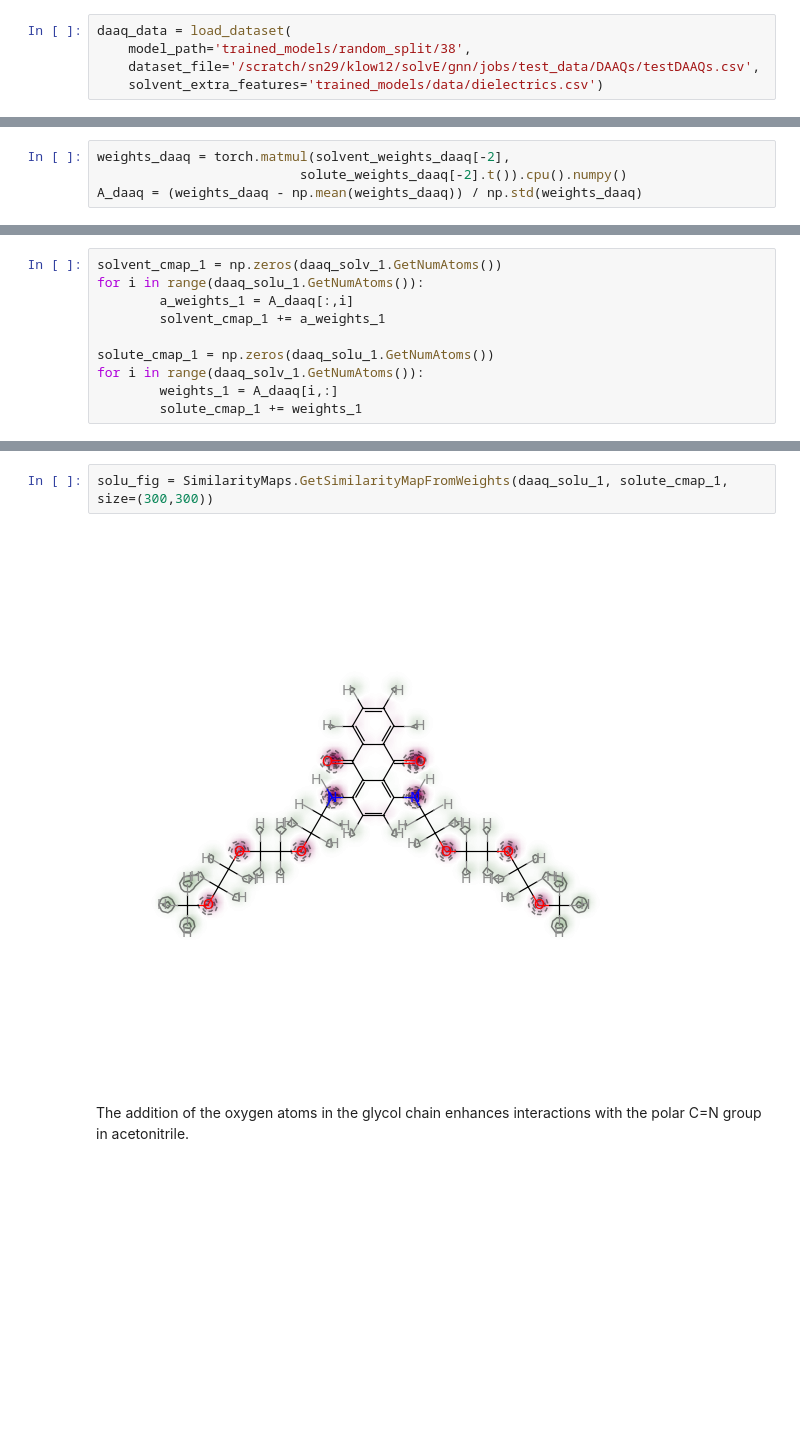
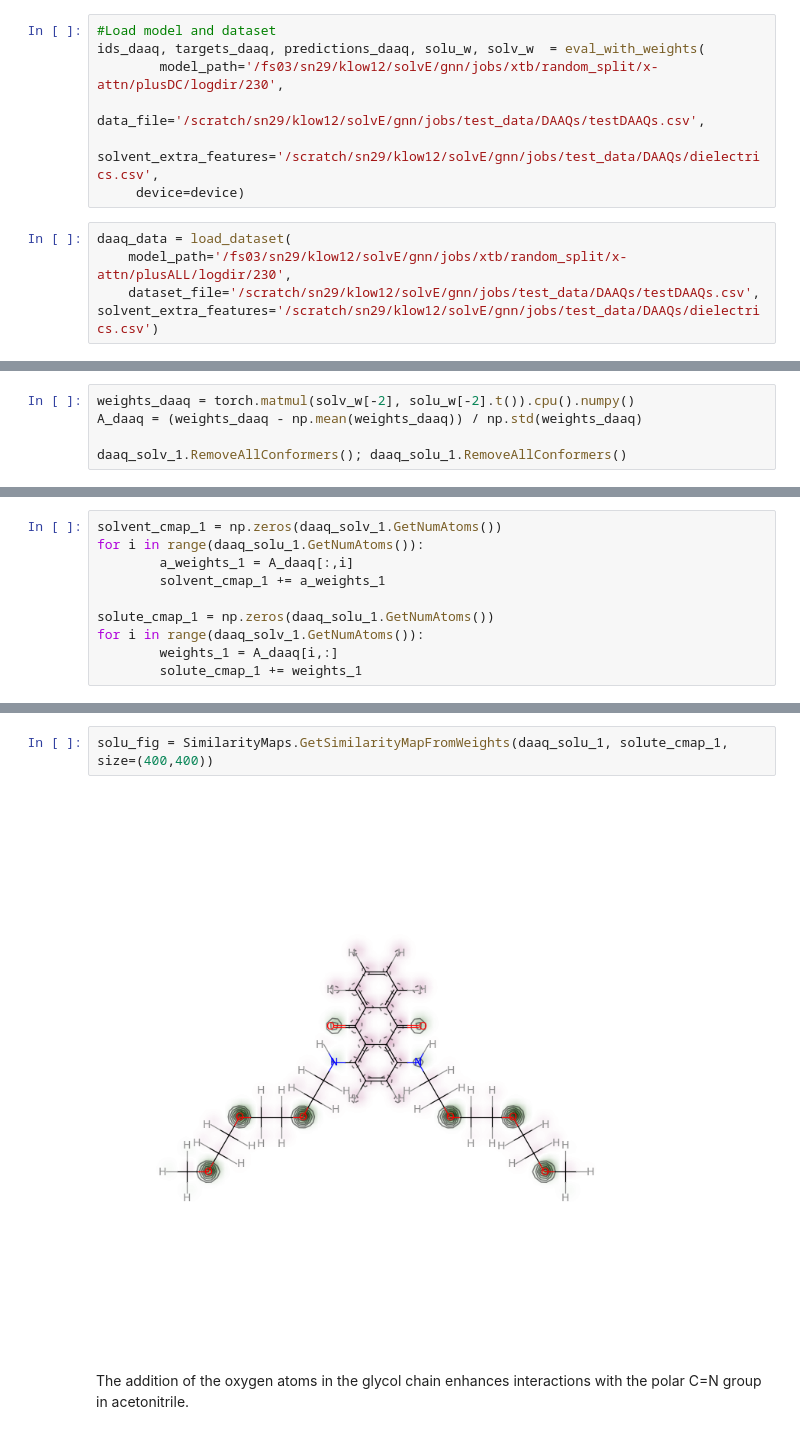
Before and after one commit to lowkc/solv_gnn, a Jupyter notebook: example_prediction_and_interaction_maps.ipynb, the cells around one changed output, grey strips where cells are left out. Cells and saved outputs as stored; diff of their text form; blank space fills up the shorter version.

```diff
--- a/example_prediction_and_interaction_maps.ipynb
+++ b/example_prediction_and_interaction_maps.ipynb
@@ -67,5 +58,12 @@ ids_daaq, _, predictions_daaq, solute_weights_daaq, solvent_weights_daaq = eval_
+# %%
+#Load model and dataset
+ids_daaq, targets_daaq, predictions_daaq, solu_w, solv_w  = eval_with_weights(
+        model_path='/fs03/sn29/klow12/solvE/gnn/jobs/xtb/random_split/x-attn/plusDC/logdir/230',
+         data_file='/scratch/sn29/klow12/solvE/gnn/jobs/test_data/DAAQs/testDAAQs.csv',
+    solvent_extra_features='/scratch/sn29/klow12/solvE/gnn/jobs/test_data/DAAQs/dielectrics.csv',
+     device=device)
 # %%
 daaq_data = load_dataset(
-    model_path='trained_models/random_split/38',
+    model_path='/fs03/sn29/klow12/solvE/gnn/jobs/xtb/random_split/x-attn/plusALL/logdir/230',
     dataset_file='/scratch/sn29/klow12/solvE/gnn/jobs/test_data/DAAQs/testDAAQs.csv',
-    solvent_extra_features='trained_models/data/dielectrics.csv')
+solvent_extra_features='/scratch/sn29/klow12/solvE/gnn/jobs/test_data/DAAQs/dielectrics.csv')
@@ -90,5 +91,6 @@ Taking the weights from the model gives us the pairwise atomic interaction map:
 # %%
-weights_daaq = torch.matmul(solvent_weights_daaq[-2],
-                          solute_weights_daaq[-2].t()).cpu().numpy()
+weights_daaq = torch.matmul(solv_w[-2], solu_w[-2].t()).cpu().numpy()
 A_daaq = (weights_daaq - np.mean(weights_daaq)) / np.std(weights_daaq)
+
+daaq_solv_1.RemoveAllConformers(); daaq_solu_1.RemoveAllConformers()
 # %%
@@ -119,6 +119,6 @@ solvent_fig = SimilarityMaps.GetSimilarityMapFromWeights(daaq_solv_1, solvent_cm
 # %%
-solu_fig = SimilarityMaps.GetSimilarityMapFromWeights(daaq_solu_1, solute_cmap_1, size=(300,300))
+solu_fig = SimilarityMaps.GetSimilarityMapFromWeights(daaq_solu_1, solute_cmap_1, size=(400,400))
 # %% [output]
-[figure, old version]
+[figure, new version]
 # %% [markdown]
 The addition of the oxygen atoms in the glycol chain enhances interactions with the polar C=N group in acetonitrile.
```
Also changed, not shown: parts of 30 cells of this notebook.
